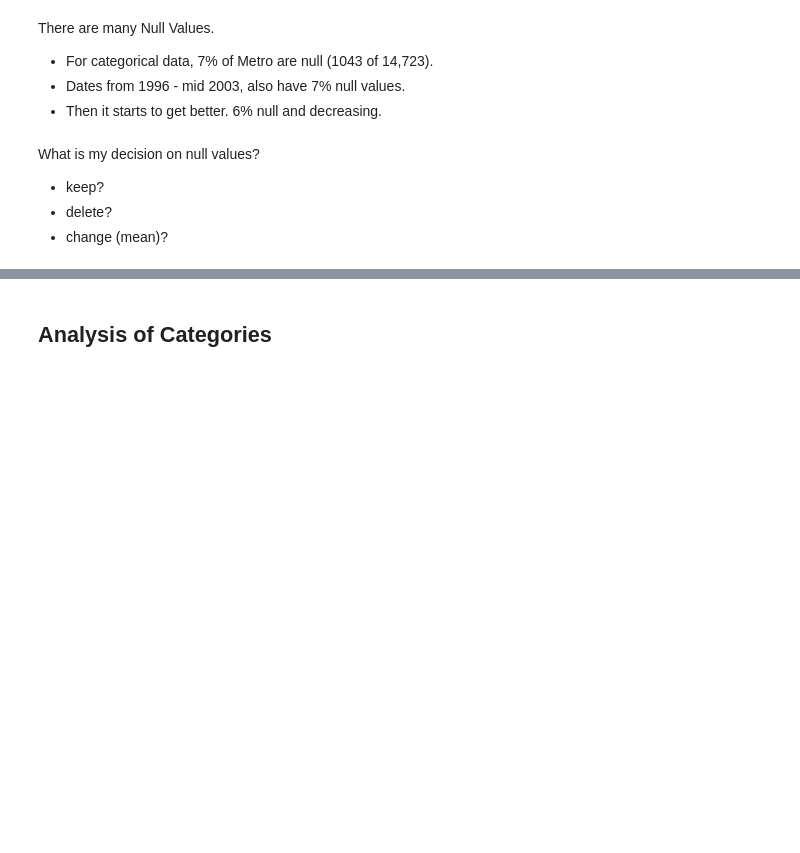
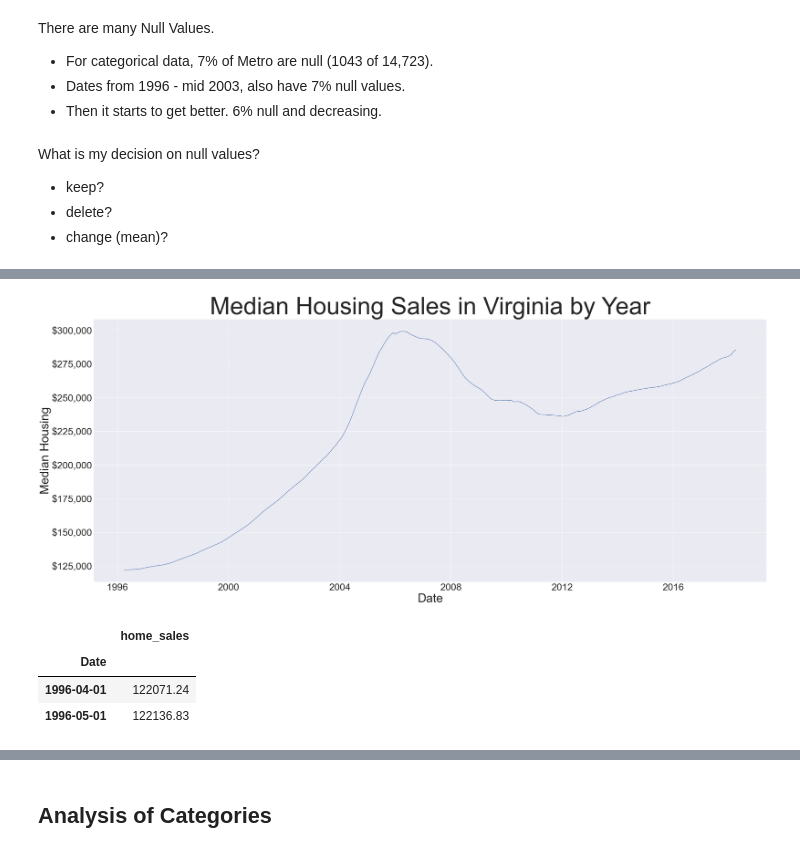
Before and after one commit to jxn628/dsc-phase-4-project-1, a Jupyter notebook: student.ipynb, the cells around one changed output, grey strips where cells are left out. Drawn from its saved outputs; the diff is of its cells as text; code cells hidden in the pictures; blank space fills up the shorter version.

```diff
--- a/student.ipynb
+++ b/student.ipynb
@@ -100,0 +341,2 @@ What is my decision on null values?
+# %%
+va_df.rename(columns={"index": "Date", "VA": "home_sales"}, inplace=True)
@@ -100,0 +364,4 @@ What is my decision on null values?
+# %%
+va_df['Date'] = pd.to_datetime(va_df['Date'])
+# %%
+va_df['home_sales'] = va_df['home_sales'].apply(lambda x: float("{:.2f}".format(x)))
@@ -100,0 +377,2 @@ What is my decision on null values?
+# %%
+va_df = va_df.set_index('Date')
@@ -100,0 +407,26 @@ What is my decision on null values?
+# %%
+fig, ax = plt.subplots(figsize=(50, 20))
+p = sns.lineplot(data=va_df, x='Date', y='home_sales');
+p.set_xlabel("Date", fontsize = 50)
+p.set_ylabel("Median Housing", fontsize = 50)
+
+plt.xticks(fontsize=40)
+plt.yticks(fontsize=40)
+
+fmt = '${x:,.0f}'
+tick = mtick.StrMethodFormatter(fmt)
+ax.yaxis.set_major_formatter(tick)
+
+p.set_title("Median Housing Sales in Virginia by Year", fontsize = 100)
+plt.figsize=(50,25)
+
+plt.show();
+# %% [output]
+[figure, added]
+# %%
+va_df.head(2)
+# %% [output]
+|  | home_sales |
+| Date |  |
+| 1996-04-01 | 122071.24 |
+| 1996-05-01 | 122136.83 |
```
Also changed, not shown: parts of 97 cells of this notebook.
